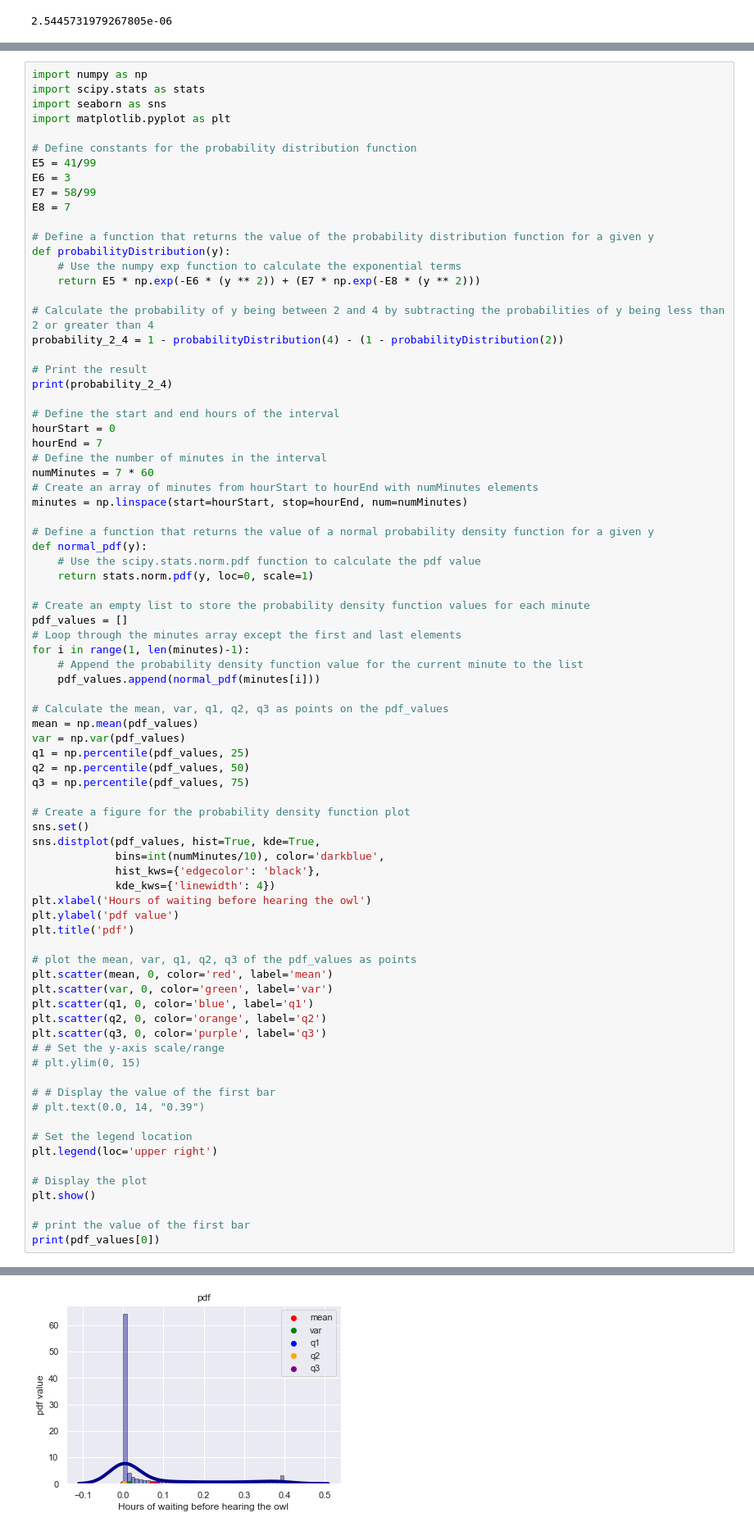
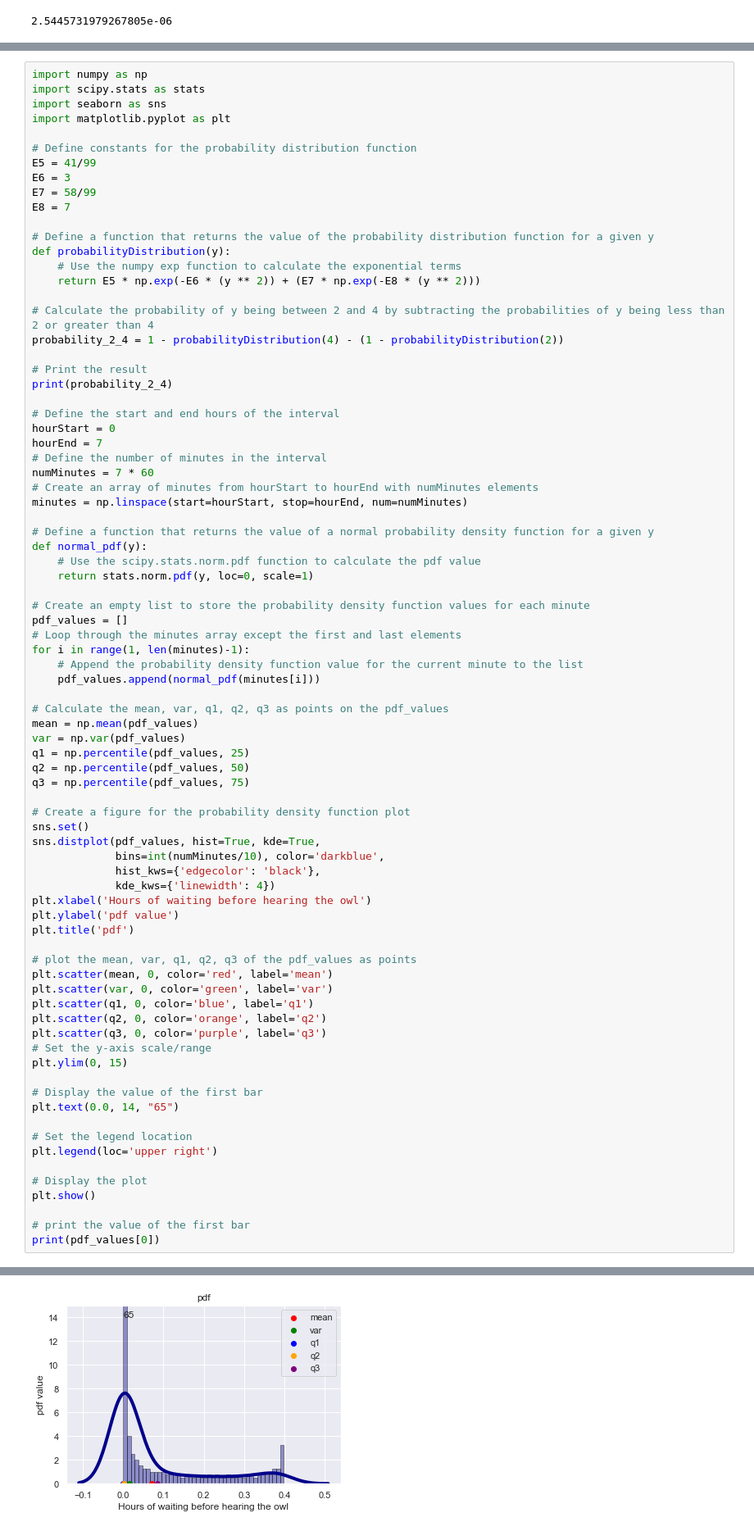
Before and after one commit to saketthakur001/Data-analysis-tasks, a Jupyter notebook: task_2 ashi (1).ipynb, the cells around one changed output, grey strips where cells are left out. Shown at 82% size. Drawn from its saved outputs; the diff is of its cells as text.

```diff
--- a/task_2 ashi (1).ipynb
+++ b/task_2 ashi (1).ipynb
@@ -234,38 +234,38 @@ q2 = np.percentile(pdf_values, 50)
 q3 = np.percentile(pdf_values, 75)
 
 # Create a figure for the probability density function plot
 sns.set()
 sns.distplot(pdf_values, hist=True, kde=True,
              bins=int(numMinutes/10), color='darkblue',
              hist_kws={'edgecolor': 'black'},
              kde_kws={'linewidth': 4})
 plt.xlabel('Hours of waiting before hearing the owl')
 plt.ylabel('pdf value')
 plt.title('pdf')
 
 # plot the mean, var, q1, q2, q3 of the pdf_values as points
 plt.scatter(mean, 0, color='red', label='mean')
 plt.scatter(var, 0, color='green', label='var')
 plt.scatter(q1, 0, color='blue', label='q1')
 plt.scatter(q2, 0, color='orange', label='q2')
 plt.scatter(q3, 0, color='purple', label='q3')
-# # Set the y-axis scale/range
-# plt.ylim(0, 15)
+# Set the y-axis scale/range
+plt.ylim(0, 15)
 
-# # Display the value of the first bar
-# plt.text(0.0, 14, "0.39")
+# Display the value of the first bar
+plt.text(0.0, 14, "65")
 
 # Set the legend location
 plt.legend(loc='upper right')
 
 # Display the plot
 plt.show()
 
 # print the value of the first bar
 print(pdf_values[0])
 # %% [output]
 2.5445731979267805e-06
-[figure, old version]
+[figure, new version]
 0.39888661083984533
 # %%
 
```
Also changed, not shown: 1 other file.
